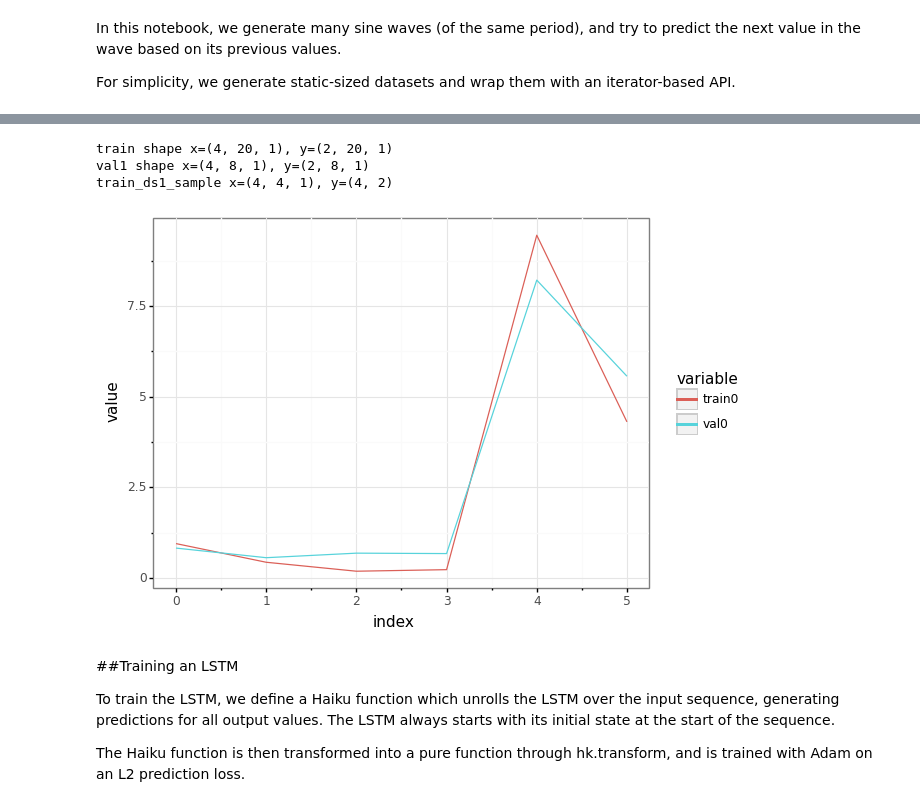
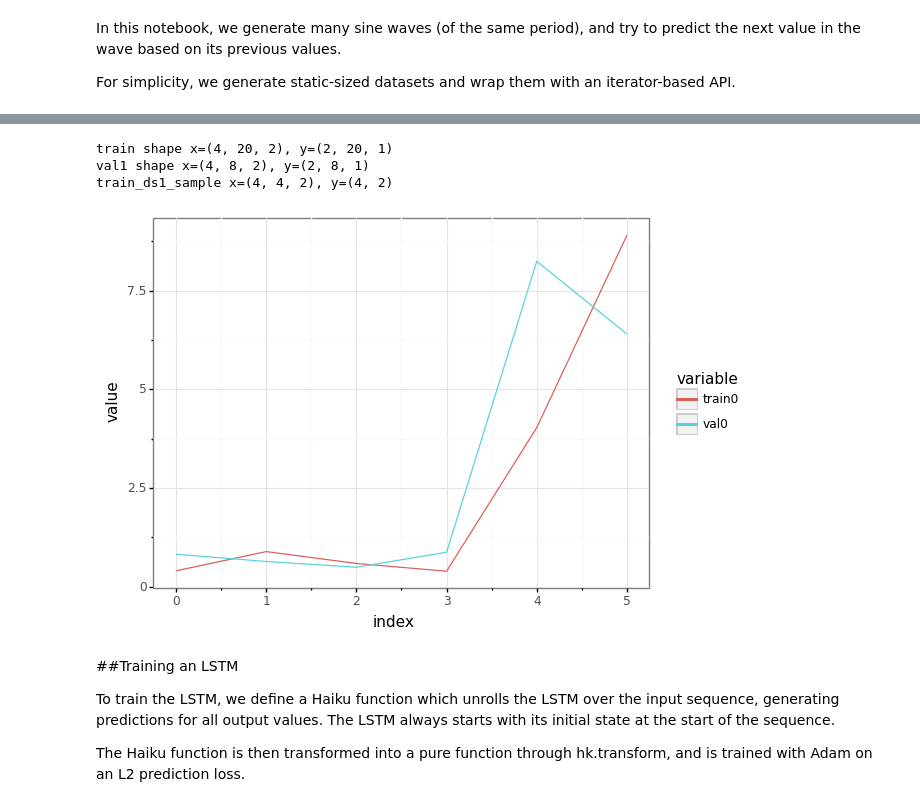
Before and after one commit to toshif/colab1, a Jupyter notebook: jax_lstm_simple_2.ipynb, the cells around one changed output, grey strips where cells are left out. Drawn from its saved outputs; the diff is of its cells as text; code cells hidden in the pictures.

```diff
--- a/jax_lstm_simple_2.ipynb
+++ b/jax_lstm_simple_2.ipynb
@@ -70,9 +58,12 @@ def sine_seq(
     val_num: int
 ) -> Pair[np.ndarray]:
   """Returns x, y in [T, B] tensor."""
-  x = np.random.rand(4, train_num + val_num)
-  y = x[:2, :] * 10
+  channels = 2
+  x = np.random.rand(4, train_num + val_num, channels)
+  y = x[:2, :, -1:] * 10
   return x, y
 
-sine_seq(7, 3)
+x, y = sine_seq(7, 3)
+print(f'x={x.shape}, y={y.shape}')
+del x, y
 # %% [output]
@@ -95,8 +75,6 @@ def generate_data(
 ) -> Pair[Pair[np.ndarray]]:
   all_x, all_y = sine_seq(train_size, valid_size)
 
-  all_x = np.expand_dims(all_x, -1)
-  all_y = np.expand_dims(all_y, -1)
   train_x = all_x[:, :train_size]
   train_y = all_y[:, :train_size]
 
@@ -144,29 +122,29 @@ train_ds1_sample = next(train_ds1)
 print(f'train_ds1_sample x={train_ds1_sample[0].shape}, y={train_ds1_sample[1].shape}')
 del tr1, val1, train_ds1, train_ds1_sample
 # %% [output]
-train shape x=(4, 20, 1), y=(2, 20, 1)
-val1 shape x=(4, 8, 1), y=(2, 8, 1)
-train_ds1_sample x=(4, 4, 1), y=(4, 2)
+train shape x=(4, 20, 2), y=(2, 20, 1)
+val1 shape x=(4, 8, 2), y=(2, 8, 1)
+train_ds1_sample x=(4, 4, 2), y=(4, 2)
 # %%
 TRAIN_SIZE = 2 ** 14
 VALID_SIZE = 128
 BATCH_SIZE = 8
 SEQ_LEN = 64
 
 train, valid = generate_data(TRAIN_SIZE, VALID_SIZE)
 
 # Plot an observation/target pair.
-df = pd.DataFrame({'train0': np.append(train[0][:, 0, 0], train[1][:, 0, 0]),
-                   'val0': np.append(valid[0][:, 0, 0], valid[1][:, 0, 0])}).reset_index()
+df = pd.DataFrame({'train0': np.append(train[0][:, 0, 1], train[1][:, 0, 0]),
+                   'val0': np.append(valid[0][:, 0, 1], valid[1][:, 0, 0])}).reset_index()
 df = pd.melt(df, id_vars=['index'], value_vars=['train0', 'val0'])
 plot = gg.ggplot(df) + gg.aes(x='index', y='value', color='variable') + gg.geom_line()
 plot.draw()
 
 train_ds = Dataset(train, BATCH_SIZE)
 valid_ds = Dataset(valid, BATCH_SIZE)
 del train, valid  # Don't leak temporaries.
 # %% [output]
-[figure, old version]
+[figure, new version]
 # %% [markdown]
 ##Training an LSTM
 
```
Also changed, not shown: parts of 6 cells of this notebook.
